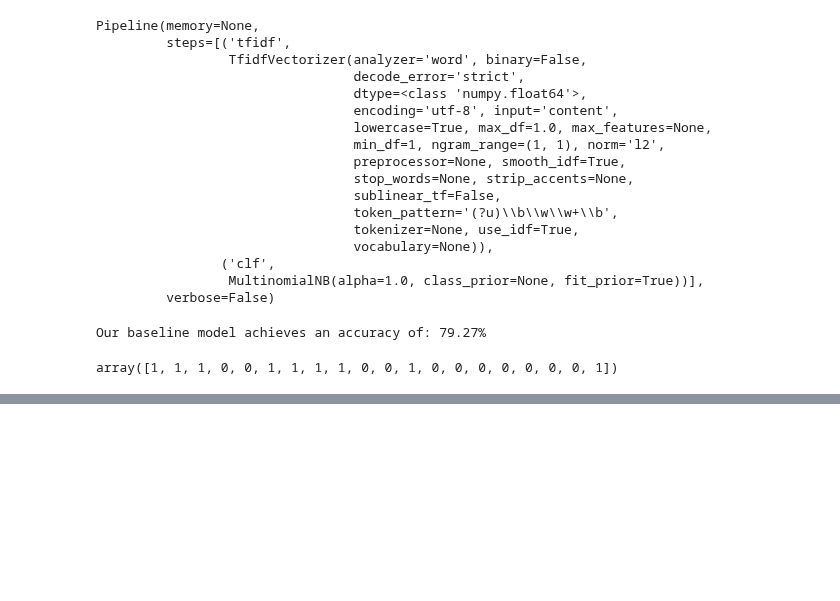
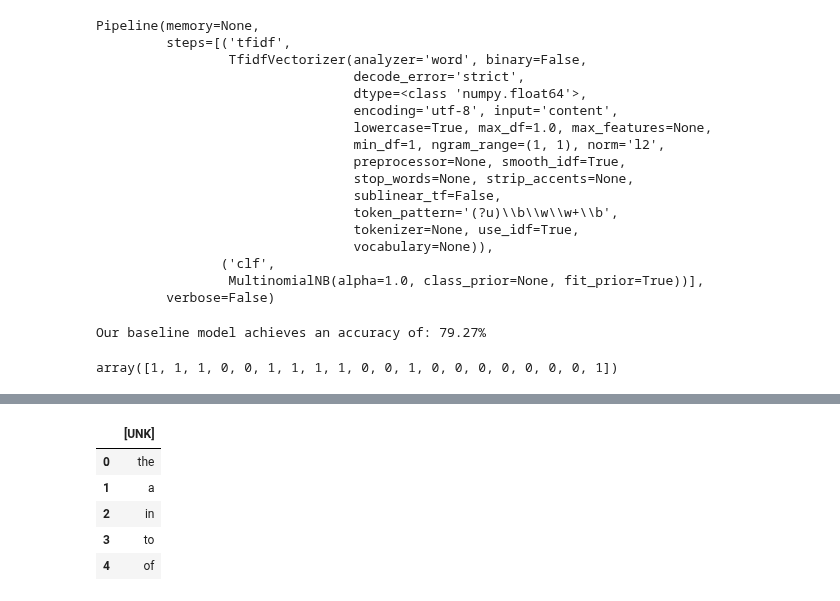
Before and after one commit to imran9891/TensorFlow, a Jupyter notebook: 08_introduction_to_NLP_using_tensorflow.ipynb, the cells around one changed output, grey strips where cells are left out. Cells and saved outputs as stored; diff of their text form; code cells hidden in the pictures; blank space fills up the shorter version.

```diff
--- a/08_introduction_to_NLP_using_tensorflow.ipynb
+++ b/08_introduction_to_NLP_using_tensorflow.ipynb
@@ -417,0 +676,11 @@ array([1, 1, 1, 0, 0, 1, 1, 1, 1, 0, 0, 1, 0, 0, 0, 0, 0, 0, 0, 1])
+# %%
+import pandas as pd
+df = pd.read_csv("metadata.tsv", delimiter="\t")
+df.head()
+# %% [output]
+|  | [UNK] |
+| 0 | the |
+| 1 | a |
+| 2 | in |
+| 3 | to |
+| 4 | of |
```
Also changed, not shown: parts of 34 cells of this notebook.
